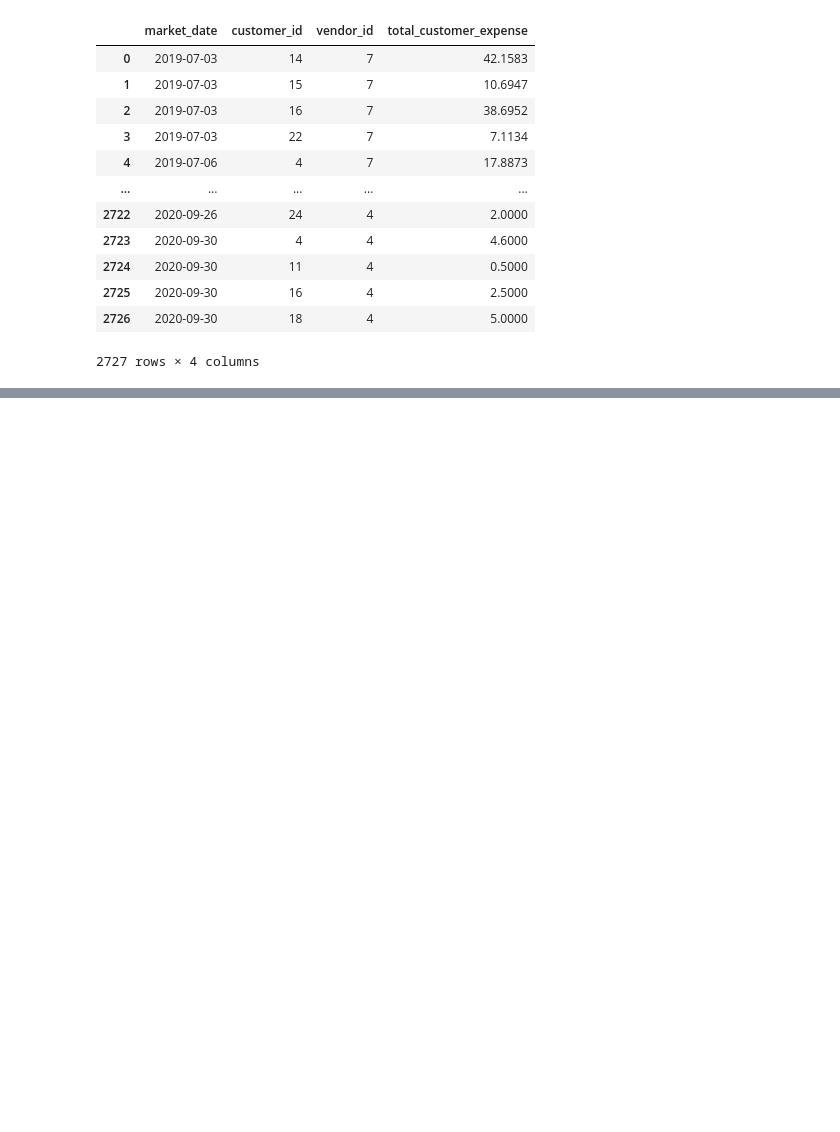
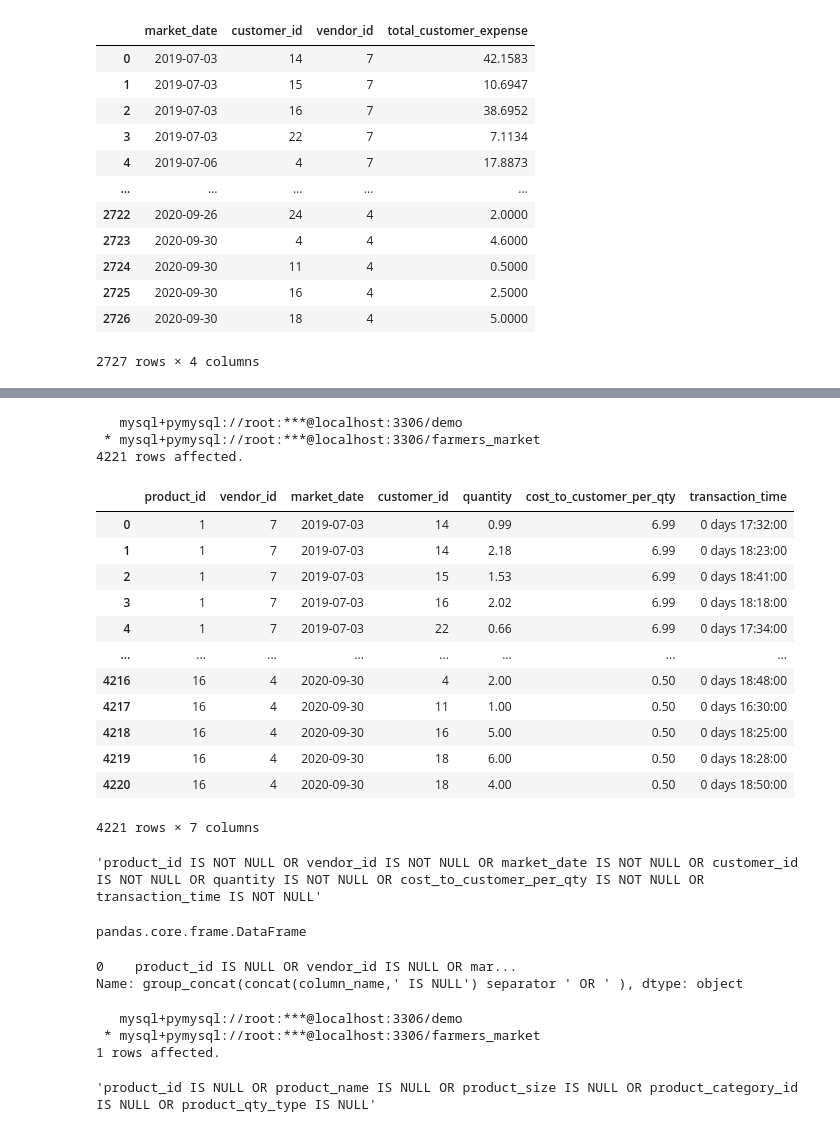
Before and after one commit to KunalNeon/SQL-For-Data-Scientist, a Jupyter notebook: sql.ipynb, the cells around one changed output, grey strips where cells are left out. Saved outputs shown, nothing was run; the diff lists cells and outputs as text; code cells hidden in the pictures; blank space fills up the shorter version.

Commit message:
use of information_schema.columns

```diff
--- a/sql.ipynb
+++ b/sql.ipynb
@@ -746,0 +831,54 @@ SELECT
+# %%
+query8=f'''
+select * from farmers_market.customer_purchases
+where {condition }
+'''
+%sql $query8
+# %% [output]
+   mysql+pymysql://root:***@localhost:3306/demo
+ * mysql+pymysql://root:***@localhost:3306/farmers_market
+4221 rows affected.
+|  | product_id | vendor_id | market_date | customer_id | quantity | cost_to_customer_per_qty | transaction_time |
+| 0 | 1 | 7 | 2019-07-03 | 14 | 0.99 | 6.99 | 0 days 17:32:00 |
+| 1 | 1 | 7 | 2019-07-03 | 14 | 2.18 | 6.99 | 0 days 18:23:00 |
+| 2 | 1 | 7 | 2019-07-03 | 15 | 1.53 | 6.99 | 0 days 18:41:00 |
+| 3 | 1 | 7 | 2019-07-03 | 16 | 2.02 | 6.99 | 0 days 18:18:00 |
+| 4 | 1 | 7 | 2019-07-03 | 22 | 0.66 | 6.99 | 0 days 17:34:00 |
+| ... | ... | ... | ... | ... | ... | ... | ... |
+| 4216 | 16 | 4 | 2020-09-30 | 4 | 2.00 | 0.50 | 0 days 18:48:00 |
+| 4217 | 16 | 4 | 2020-09-30 | 11 | 1.00 | 0.50 | 0 days 16:30:00 |
+| 4218 | 16 | 4 | 2020-09-30 | 16 | 5.00 | 0.50 | 0 days 18:25:00 |
+| 4219 | 16 | 4 | 2020-09-30 | 18 | 6.00 | 0.50 | 0 days 18:28:00 |
+| 4220 | 16 | 4 | 2020-09-30 | 18 | 4.00 | 0.50 | 0 days 18:50:00 |
+4221 rows × 7 columns
+# %%
+condition=null_columns["group_concat(concat(column_name,' IS NOT NULL') separator ' OR ' )"][0]
+condition
+# %% [output]
+'product_id IS NOT NULL OR vendor_id IS NOT NULL OR market_date IS NOT NULL OR customer_id IS NOT NULL OR quantity IS NOT NULL OR cost_to_customer_per_qty IS NOT NULL OR transaction_time IS NOT NULL'
+# %%
+type(null_columns)
+# %% [output]
+pandas.core.frame.DataFrame
+# %%
+condition
+# %% [output]
+0    product_id IS NULL OR vendor_id IS NULL OR mar...
+Name: group_concat(concat(column_name,' IS NULL') separator ' OR ' ), dtype: object
+# %%
+query9=''' select
+group_concat(concat(column_name,' IS  NULL') separator ' OR ')
+    from information_schema.columns
+    where table_name='product'
+    and table_schema='farmers_market'
+
+'''
+null_columns=%sql $query9
+
+condition2=null_columns["group_concat(concat(column_name,' IS NULL') separator ' OR ' )"][0]
+condition2
+# %% [output]
+   mysql+pymysql://root:***@localhost:3306/demo
+ * mysql+pymysql://root:***@localhost:3306/farmers_market
+1 rows affected.
+'product_id IS NULL OR product_name IS NULL OR product_size IS NULL OR product_category_id IS NULL OR product_qty_type IS NULL'
```
Also changed, not shown: parts of 6 cells of this notebook.
